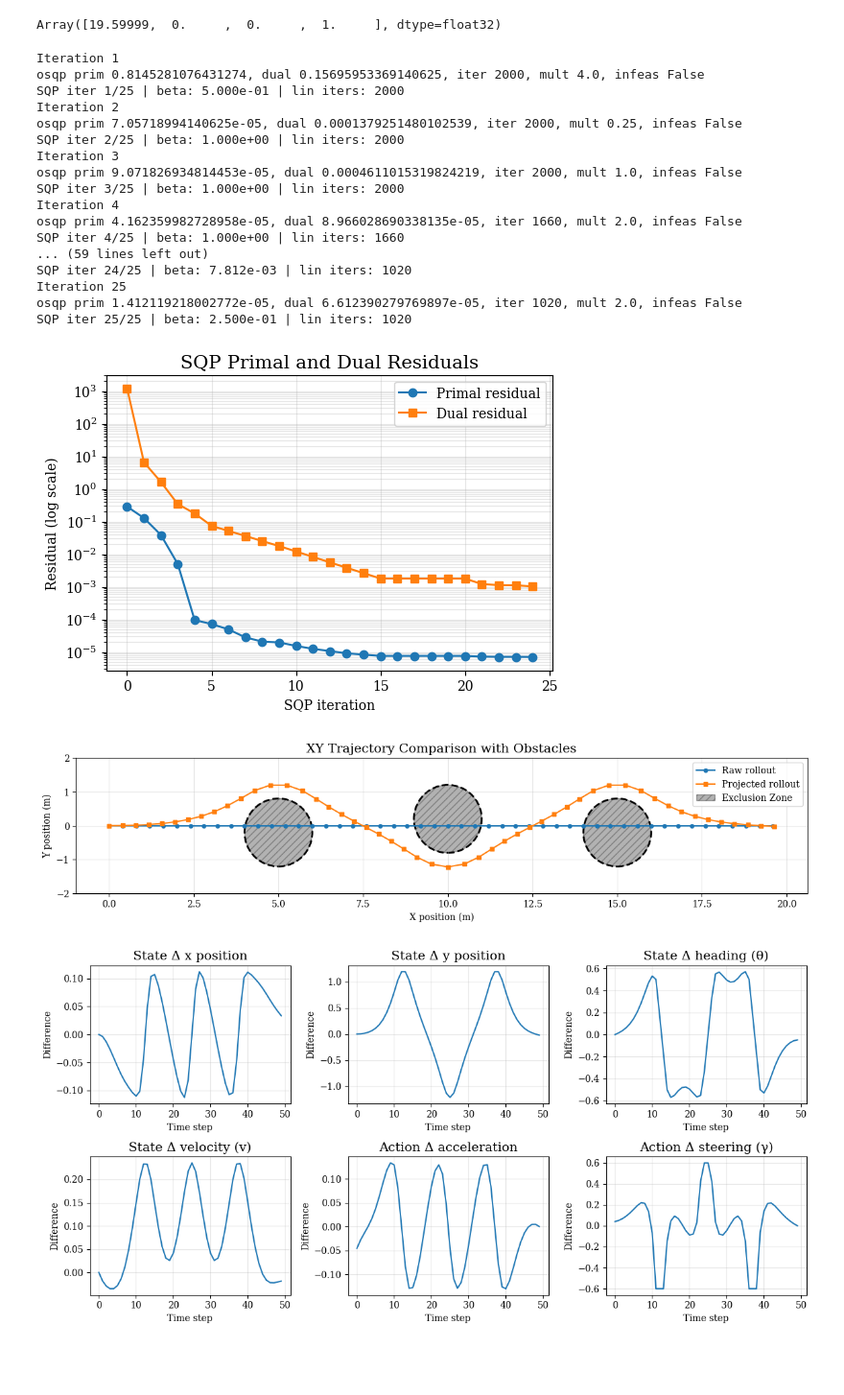
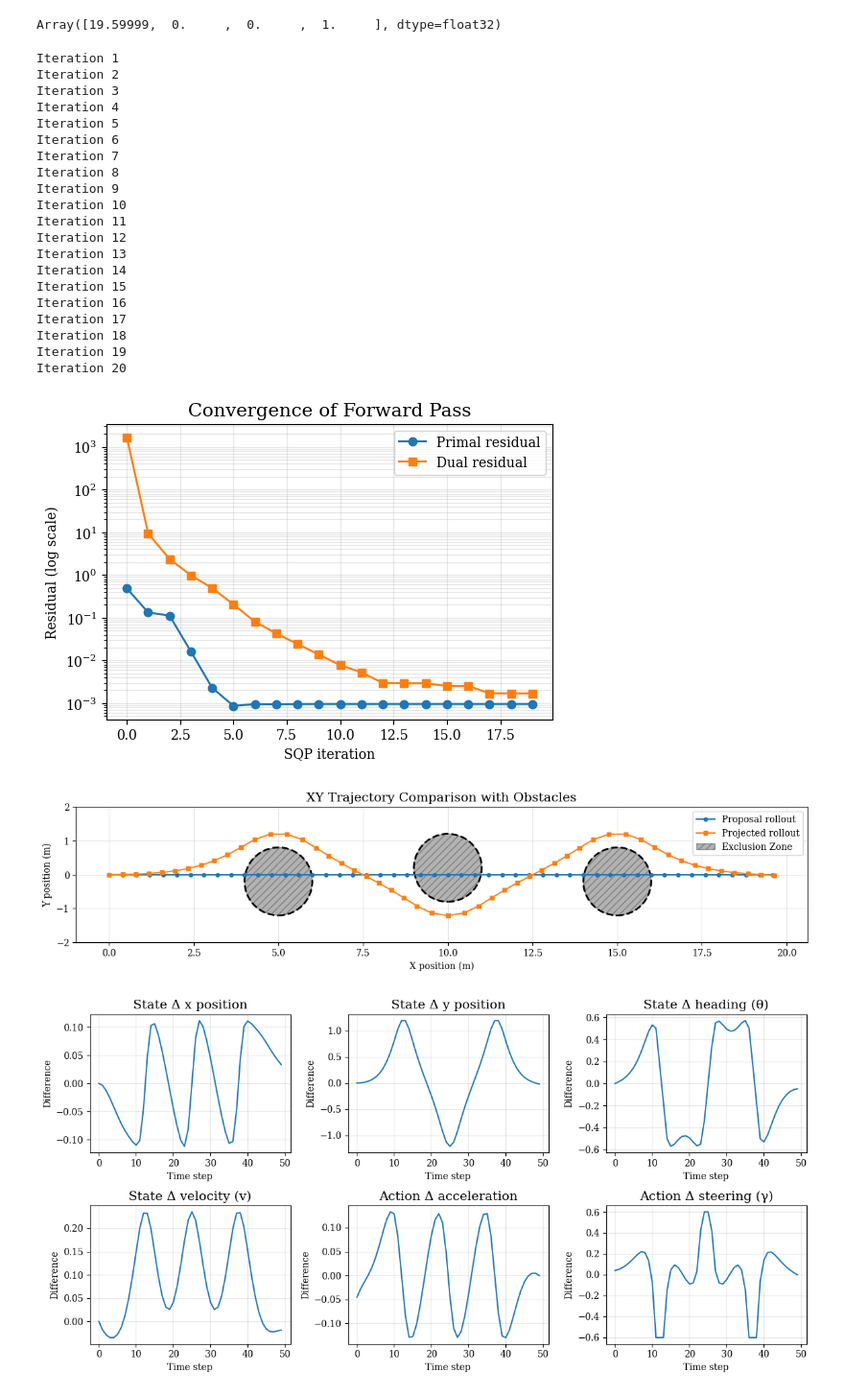
Before and after one commit to NicholasBehr/hcnn, a Jupyter notebook: notebooks/slalom.ipynb, the cells around one changed output. Shown at 96% size. Saved outputs shown, nothing was run; the diff lists cells and outputs as text; code cells hidden in the pictures; blank space fills up the shorter version.

Commit message:
convergence plot of bwd

```diff
--- a/notebooks/slalom.ipynb
+++ b/notebooks/slalom.ipynb
@@ -36,9 +36,7 @@ INITIAL_STATE = jnp.array(
 # %%
 from hcnn.system_dynamics import SystemDynamicsBike
 
-sys_dynamics = SystemDynamicsBike.factory(
-    wheelbase=1.0, max_steering=0.6, dt=0.4
-)  # 100 * 0.2s * 1m/s -> 20m
+sys_dynamics = SystemDynamicsBike.factory(wheelbase=1.0, dt=0.4)
 # %%
 from flax import struct
 
@@ -64,7 +62,7 @@ class SystemConstraintsSlalom(SystemConstraintsBase):
         return cls(
             state_dim=4,
             action_dim=2,
-            constraint_dim=3,
+            constraint_dim=4,
             lower_bound=jnp.array([1.0, 1.0, 1.0, -0.6]),
             upper_bound=jnp.array([jnp.inf, jnp.inf, jnp.inf, +0.6]),
             center1=jnp.array([05.0, -0.2]),
@@ -124,6 +122,7 @@ projection_problem = ProjectionProblem.factory(
     sys_dynamics=sys_dynamics,
     sys_constraints=sys_constraints,
     horizon=HORIZON,
+    projection_relaxation_penalty=1e3,
 )
 phi = ProjectionPhi(
     states_ref=raw_rollout.states,
@@ -136,13 +135,10 @@ sqp_parameters = SQPParameters(
     sigma=0.1,
     rho=0.1,
     rho_equality_mult=1e3,
-    tol_prim=1e-4,
-    tol_dual=1e-4,
+    tol_prim=1e-2,
+    tol_dual=1e-2,
+    tol_osqp=1e-3,
     epsilon=1e-12,
-    max_iter_lin=2_000,
-    max_iter_nonlin=25,
-    ls_c1=1e-4,
-    ls_rho=0.5,
-    ls_max_iter=10,
-    ls_penalty_weight=50,
+    max_iter_lin=2000,
+    max_iter_nonlin=20,
 )
@@ -193,36 +180,39 @@ proj_rollout = Rollout(
 )
 # %% [output]
 Iteration 1
-osqp prim 0.8145281076431274, dual 0.15695953369140625, iter 2000, mult 4.0, infeas False
-SQP iter 1/25 | beta: 5.000e-01 | lin iters: 2000
 Iteration 2
-osqp prim 7.05718994140625e-05, dual 0.0001379251480102539, iter 2000, mult 0.25, infeas False
-SQP iter 2/25 | beta: 1.000e+00 | lin iters: 2000
 Iteration 3
-osqp prim 9.071826934814453e-05, dual 0.0004611015319824219, iter 2000, mult 1.0, infeas False
-SQP iter 3/25 | beta: 1.000e+00 | lin iters: 2000
 Iteration 4
-osqp prim 4.162359982728958e-05, dual 8.966028690338135e-05, iter 1660, mult 2.0, infeas False
-SQP iter 4/25 | beta: 1.000e+00 | lin iters: 1660
-... (59 lines left out)
-SQP iter 24/25 | beta: 7.812e-03 | lin iters: 1020
-Iteration 25
-osqp prim 1.412119218002772e-05, dual 6.612390279769897e-05, iter 1020, mult 2.0, infeas False
-SQP iter 25/25 | beta: 2.500e-01 | lin iters: 1020
+Iteration 5
+Iteration 6
+Iteration 7
+Iteration 8
+Iteration 9
+Iteration 10
+Iteration 11
+Iteration 12
+Iteration 13
+Iteration 14
+Iteration 15
+Iteration 16
+Iteration 17
+Iteration 18
+Iteration 19
+Iteration 20
 # %%
 fig, ax = plt.subplots(figsize=(6, 4))
 ax.plot(primal_residuals, label="Primal residual", marker="o")
 ax.plot(dual_residuals, label="Dual residual", marker="s")
 ax.set_yscale("log")
 ax.set_xlabel("SQP iteration")
 ax.set_ylabel("Residual (log scale)")
-ax.set_title("SQP Primal and Dual Residuals")
+ax.set_title("Convergence of Forward Pass")
 ax.legend()
 ax.grid(True, which="both", alpha=0.3)
 plt.show()
 fig.savefig("convergence_bike.pdf")
 # %% [output]
-[figure, old version]
+[figure, new version]
 # %%
 raw_xy = raw_rollout.states[:, :2]
 proj_xy = proj_rollout.states[:, :2]
@@ -232,7 +222,7 @@ ax.plot(
     raw_xy[:, 0],
     raw_xy[:, 1],
     "o-",
-    label="Raw rollout",
+    label="Proposal rollout",
     markersize=4,
     linewidth=1.5,
 )
@@ -290,7 +280,7 @@ plt.tight_layout()
 plt.show()
 fig.savefig("trajectory_bike.pdf")
 # %% [output]
-[figure, old version]
+[figure, new version]
 # %%
 # compute differences between projected and raw rollouts
 state_diff = proj_rollout.states - raw_rollout.states
```
Also changed, not shown: parts of 8 cells of this notebook, 24 other files.
